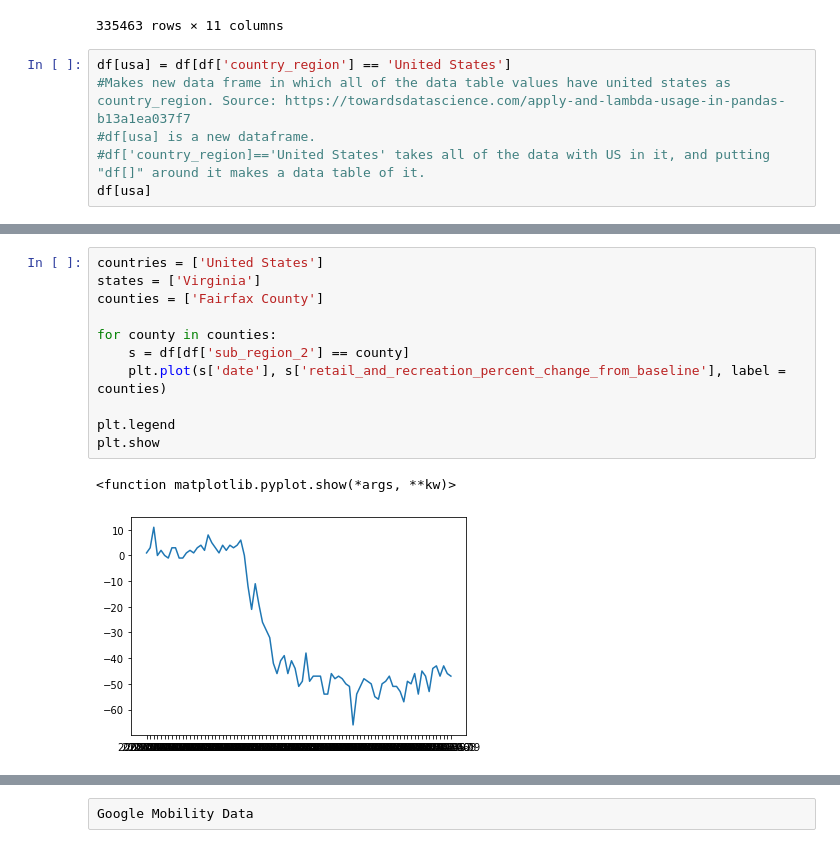
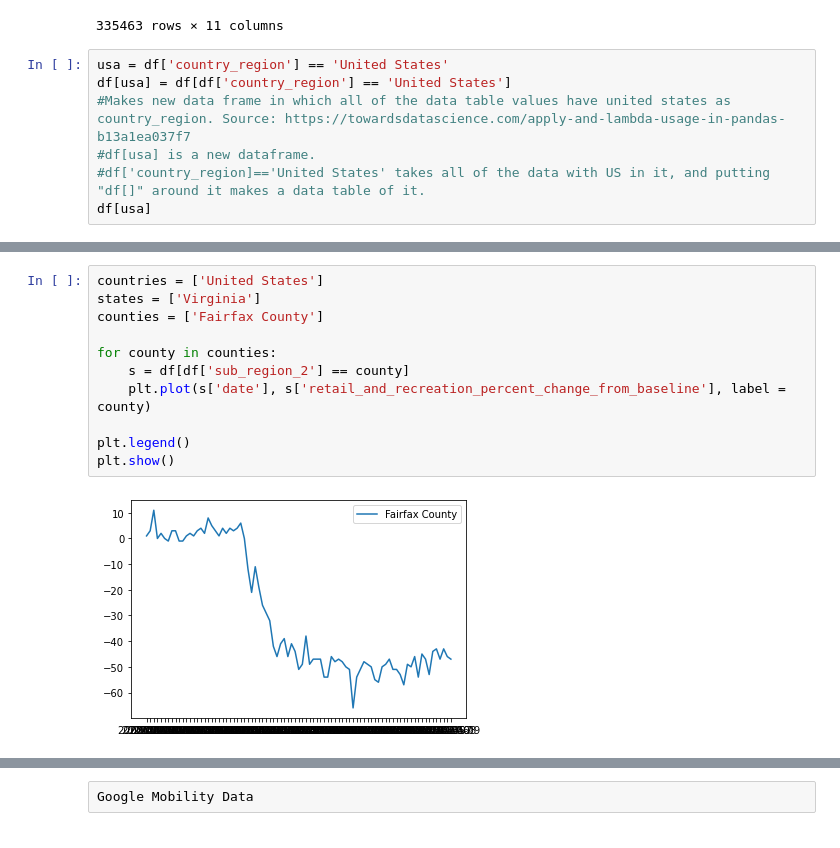
Before and after one commit to myrrhkhan/Jupyter-Notebook-COVID-19-data, a Jupyter notebook: NOTEBOOK-Google-Mobility-Data.ipynb, the cells around one changed output, grey strips where cells are left out. Drawn from its saved outputs; the diff is of its cells as text.

Commit message:
added data for more counties updated 5/22 @ 22:09

```diff
--- a/NOTEBOOK-Google-Mobility-Data.ipynb
+++ b/NOTEBOOK-Google-Mobility-Data.ipynb
@@ -24,6 +24,7 @@ df
 | 335462 | ZW | Zimbabwe | NaN | NaN | 2020-05-09 | -38.0 | ... |
 335463 rows × 11 columns
 # %%
+usa = df['country_region'] == 'United States'
 df[usa] = df[df['country_region'] == 'United States']
 #Makes new data frame in which all of the data table values have united states as country_region. Source: https://towardsdatascience.com/apply-and-lambda-usage-in-pandas-b13a1ea037f7
 #df[usa] is a new dataframe.
@@ -46,14 +47,13 @@ df[usa]
 # %%
 countries = ['United States']
 states = ['Virginia']
 counties = ['Fairfax County']
 
 for county in counties:
     s = df[df['sub_region_2'] == county]
-    plt.plot(s['date'], s['retail_and_recreation_percent_change_from_baseline'], label = counties)
+    plt.plot(s['date'], s['retail_and_recreation_percent_change_from_baseline'], label = county)
 
-plt.legend
-plt.show
+plt.legend()
+plt.show()
 # %% [output]
-<function matplotlib.pyplot.show(*args, **kw)>
-[figure, old version]
+[figure, new version]
```
Also changed, not shown: parts of 2 cells of this notebook, 1 other file.
